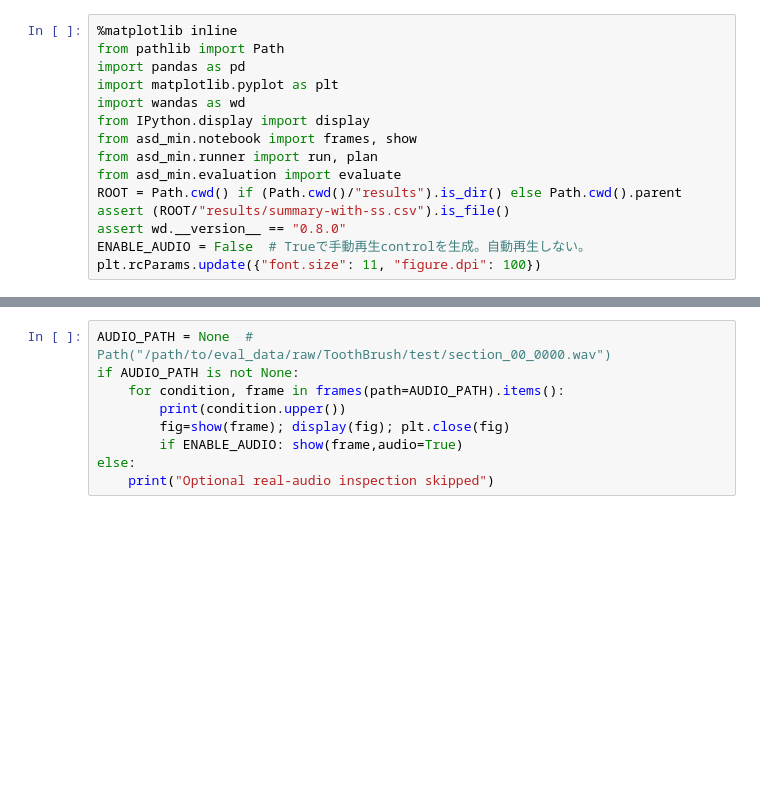
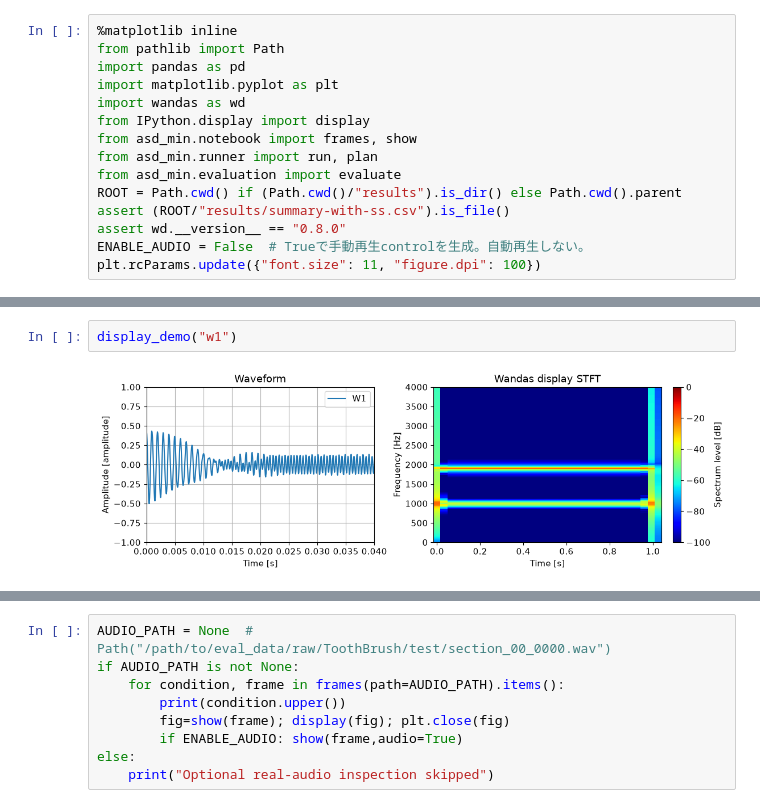
Before and after one commit to kasahart/asd-experiments, a Jupyter notebook: notebooks/02_b0_b1_w1_ss.ipynb, the cells around one changed output, grey strips where cells are left out. Drawn from its saved outputs; the diff is of its cells as text; blank space fills up the shorter version.

```diff
--- a/notebooks/02_b0_b1_w1_ss.ipynb
+++ b/notebooks/02_b0_b1_w1_ss.ipynb
@@ -87,0 +120,4 @@ SS synthetic; not DCASE performance
+# %%
+display_demo("w1")
+# %% [output]
+[figure, added]
```
Also changed, not shown: parts of 26 cells of this notebook, 1 other file.
